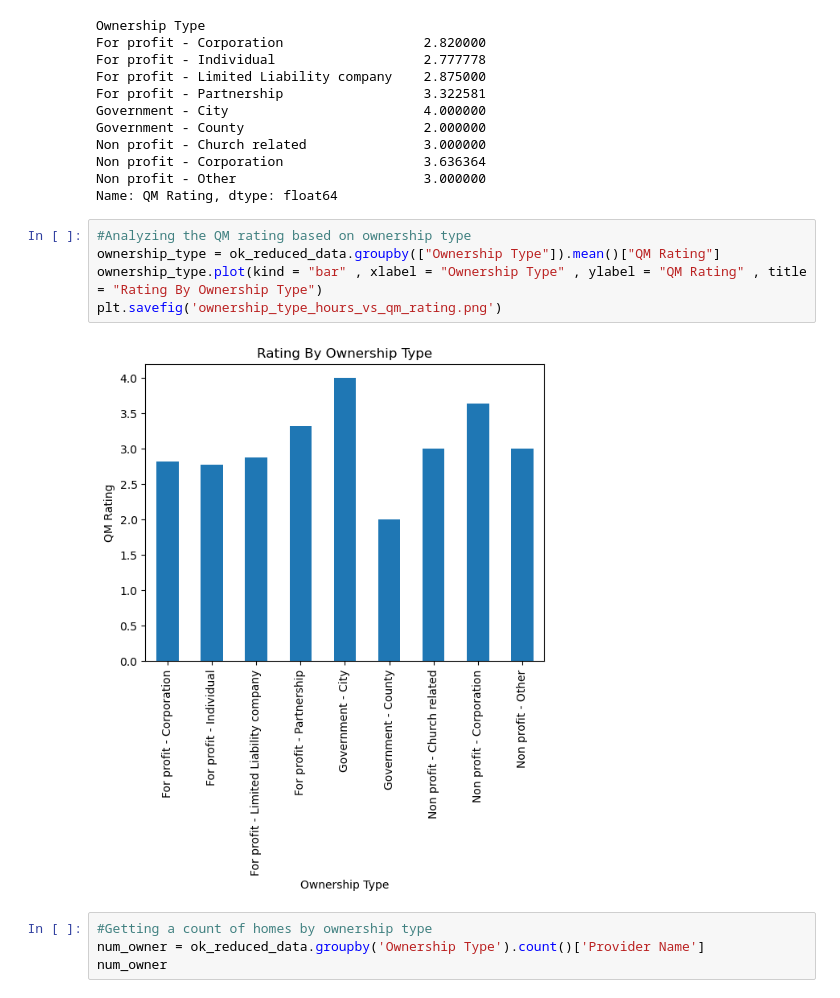
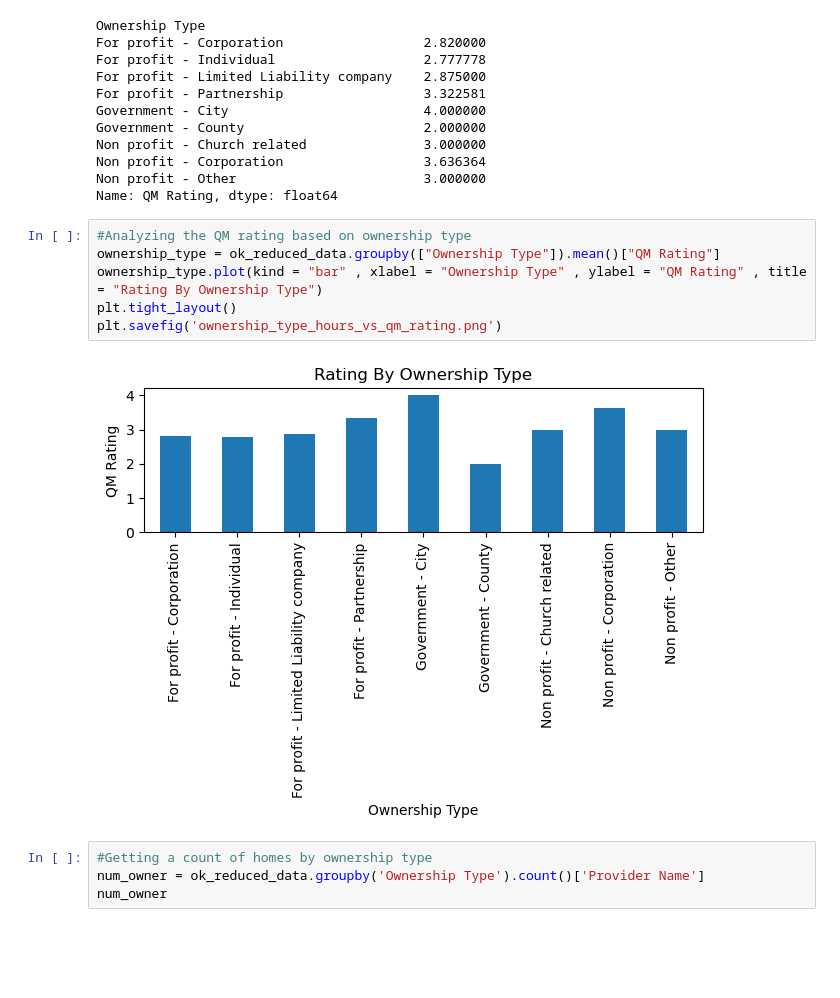
Before and after one commit to wanderfarther/Project_1, a Jupyter notebook: nursing_home_comparisions_final.ipynb, the cells around one changed output. Drawn from its saved outputs; the diff is of its cells as text; blank space fills up the shorter version.

```diff
--- a/nursing_home_comparisions_final.ipynb
+++ b/nursing_home_comparisions_final.ipynb
@@ -249,10 +253,11 @@ Name: QM Rating, dtype: float64
 # %%
 #Analyzing the QM rating based on ownership type
 ownership_type = ok_reduced_data.groupby(["Ownership Type"]).mean()["QM Rating"]
 ownership_type.plot(kind = "bar" , xlabel = "Ownership Type" , ylabel = "QM Rating" , title = "Rating By Ownership Type")
+plt.tight_layout()
 plt.savefig('ownership_type_hours_vs_qm_rating.png')
 # %% [output]
-[figure, old version]
+[figure, new version]
 # %%
 #Getting a count of homes by ownership type
 num_owner = ok_reduced_data.groupby('Ownership Type').count()['Provider Name']
```
Also changed, not shown: parts of 6 cells of this notebook, 7 other files.
